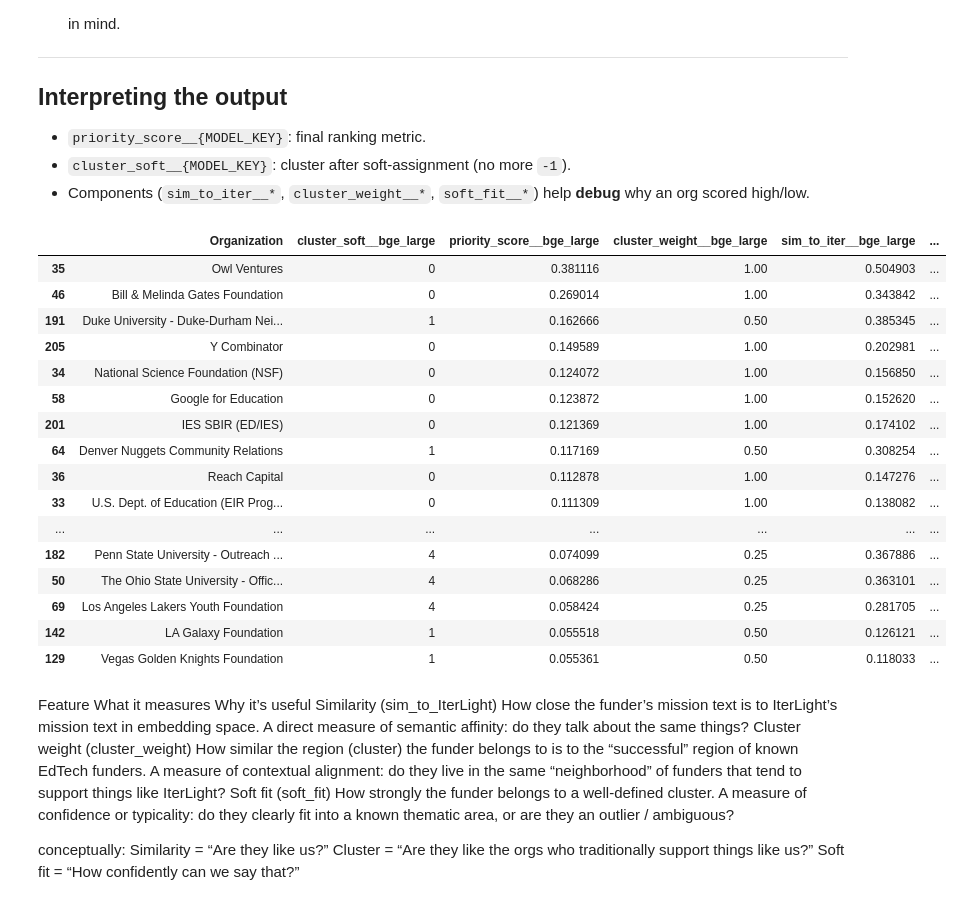
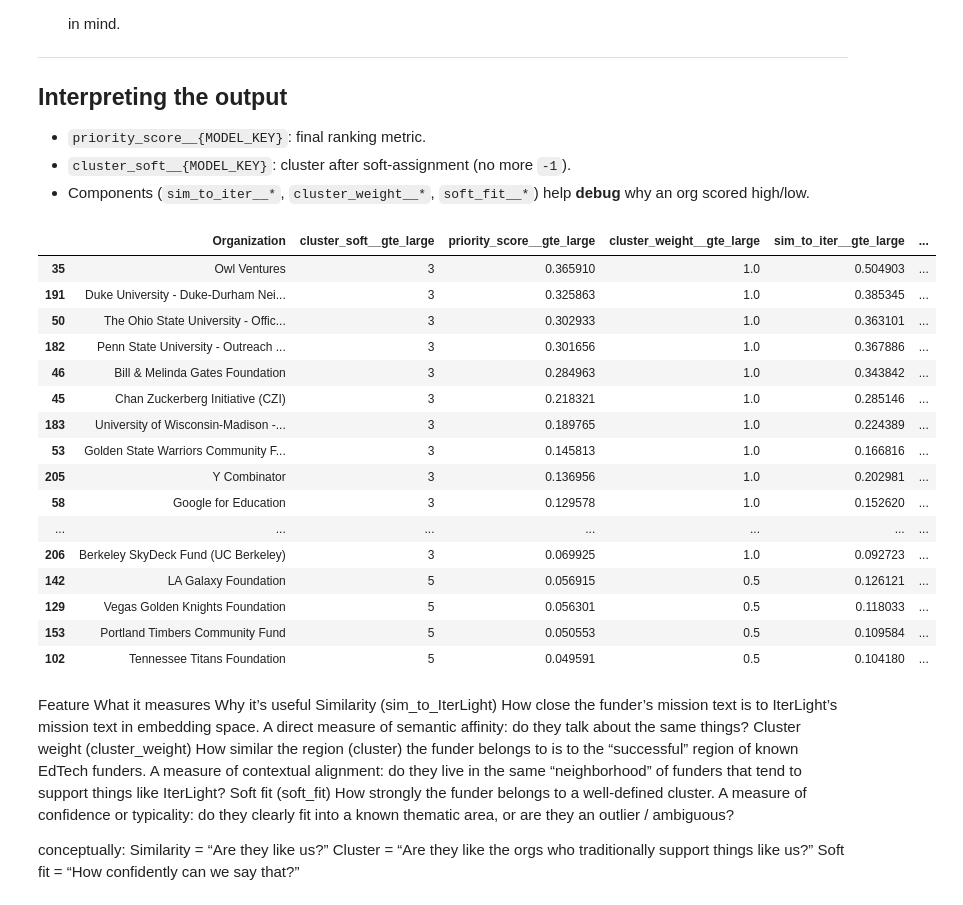
Before and after one commit to BecksterScience/IterLight, a Jupyter notebook: Heuristic2/gtelarge_cross_encode/H2_gte_cross_encode.ipynb, the cells around one changed output. Drawn from its saved outputs; the diff is of its cells as text; code cells hidden in the pictures.

```diff
--- a/Heuristic2/gtelarge_cross_encode/H2_gte_cross_encode.ipynb
+++ b/Heuristic2/gtelarge_cross_encode/H2_gte_cross_encode.ipynb
@@ -893,7 +893,7 @@ import pandas as pd
 from sklearn.metrics.pairwise import cosine_similarity
 from scipy.spatial.distance import cdist
 
-MODEL_KEY = "bge_large"  # or "mpnet", etc.
+MODEL_KEY = "gte_large"  # or "mpnet", etc.
 E      = CLUSTER_RESULTS[MODEL_KEY]["embeddings"]
 labels = CLUSTER_RESULTS[MODEL_KEY]["labels"]
 
@@ -963,50 +963,50 @@ cluster_w = np.array([weights_map.get(c, 0.0) for c in labels_soft])
 priority_score = sim_to_iter_cross_encoder * cluster_w * soft_fit
 
 data_full[f"cluster_soft__{MODEL_KEY}"] = labels_soft
 data_full[f"priority_score__{MODEL_KEY}"] = priority_score
 data_full[f"sim_to_iter__{MODEL_KEY}"] = sim_to_iter_cross_encoder
 data_full[f"cluster_weight__{MODEL_KEY}"] = cluster_w
 data_full[f"soft_fit__{MODEL_KEY}"] = soft_fit
 
 # --- 7) Inspect the top results (exclude IterLight) ---
 cols = [org_col, f"cluster_soft__{MODEL_KEY}", f"priority_score__{MODEL_KEY}",
         f"cluster_weight__{MODEL_KEY}", f"sim_to_iter__{MODEL_KEY}"]
 
 # Exclude IterLight (and optionally other internal orgs)
 internal_patterns = [r"\biter\s*light\b"]  # add more if needed
 exclude_mask = np.zeros(len(data_full), dtype=bool)
 for pat in internal_patterns:
     exclude_mask |= data_full[org_col].astype(str).str.contains(pat, case=False, na=False)
 
 rank_base = data_full.loc[~exclude_mask, cols].copy()
 
 top = (rank_base
        .sort_values(f"priority_score__{MODEL_KEY}", ascending=False)
        .head(25)
        .assign(rank=lambda df: np.arange(1, len(df) + 1)))
 
 # sanity check: ensure IterLight not present
 assert not top[org_col].str.contains(r"\biter\s*light\b", case=False, na=False).any()
 
 top
 # %% [output]
-|  | Organization | cluster_soft__bge_large | priority_score__bge_large | cluster_weight__bge_large | sim_to_iter__bge_large | ... |
-| 35 | Owl Ventures | 0 | 0.381116 | 1.00 | 0.504903 | ... |
-| 46 | Bill & Melinda Gates Foundation | 0 | 0.269014 | 1.00 | 0.343842 | ... |
-| 191 | Duke University - Duke-Durham Nei... | 1 | 0.162666 | 0.50 | 0.385345 | ... |
-| 205 | Y Combinator | 0 | 0.149589 | 1.00 | 0.202981 | ... |
-| 34 | National Science Foundation (NSF) | 0 | 0.124072 | 1.00 | 0.156850 | ... |
-| 58 | Google for Education | 0 | 0.123872 | 1.00 | 0.152620 | ... |
-| 201 | IES SBIR (ED/IES) | 0 | 0.121369 | 1.00 | 0.174102 | ... |
-| 64 | Denver Nuggets Community Relations | 1 | 0.117169 | 0.50 | 0.308254 | ... |
-| 36 | Reach Capital | 0 | 0.112878 | 1.00 | 0.147276 | ... |
-| 33 | U.S. Dept. of Education (EIR Prog... | 0 | 0.111309 | 1.00 | 0.138082 | ... |
+|  | Organization | cluster_soft__gte_large | priority_score__gte_large | cluster_weight__gte_large | sim_to_iter__gte_large | ... |
+| 35 | Owl Ventures | 3 | 0.365910 | 1.0 | 0.504903 | ... |
+| 191 | Duke University - Duke-Durham Nei... | 3 | 0.325863 | 1.0 | 0.385345 | ... |
+| 50 | The Ohio State University - Offic... | 3 | 0.302933 | 1.0 | 0.363101 | ... |
+| 182 | Penn State University - Outreach ... | 3 | 0.301656 | 1.0 | 0.367886 | ... |
+| 46 | Bill & Melinda Gates Foundation | 3 | 0.284963 | 1.0 | 0.343842 | ... |
+| 45 | Chan Zuckerberg Initiative (CZI) | 3 | 0.218321 | 1.0 | 0.285146 | ... |
+| 183 | University of Wisconsin-Madison -... | 3 | 0.189765 | 1.0 | 0.224389 | ... |
+| 53 | Golden State Warriors Community F... | 3 | 0.145813 | 1.0 | 0.166816 | ... |
+| 205 | Y Combinator | 3 | 0.136956 | 1.0 | 0.202981 | ... |
+| 58 | Google for Education | 3 | 0.129578 | 1.0 | 0.152620 | ... |
 | ... | ... | ... | ... | ... | ... | ... |
-| 182 | Penn State University - Outreach ... | 4 | 0.074099 | 0.25 | 0.367886 | ... |
-| 50 | The Ohio State University - Offic... | 4 | 0.068286 | 0.25 | 0.363101 | ... |
-| 69 | Los Angeles Lakers Youth Foundation | 4 | 0.058424 | 0.25 | 0.281705 | ... |
-| 142 | LA Galaxy Foundation | 1 | 0.055518 | 0.50 | 0.126121 | ... |
-| 129 | Vegas Golden Knights Foundation | 1 | 0.055361 | 0.50 | 0.118033 | ... |
+| 206 | Berkeley SkyDeck Fund (UC Berkeley) | 3 | 0.069925 | 1.0 | 0.092723 | ... |
+| 142 | LA Galaxy Foundation | 5 | 0.056915 | 0.5 | 0.126121 | ... |
+| 129 | Vegas Golden Knights Foundation | 5 | 0.056301 | 0.5 | 0.118033 | ... |
+| 153 | Portland Timbers Community Fund | 5 | 0.050553 | 0.5 | 0.109584 | ... |
+| 102 | Tennessee Titans Foundation | 5 | 0.049591 | 0.5 | 0.104180 | ... |
 # %% [markdown]
 Feature	What it measures	Why it’s useful
 Similarity (sim_to_IterLight)	How close the funder’s mission text is to IterLight’s mission text in embedding space.	A direct measure of semantic affinity: do they talk about the same things?
```
Also changed, not shown: parts of 5 cells of this notebook, 13 other files.
